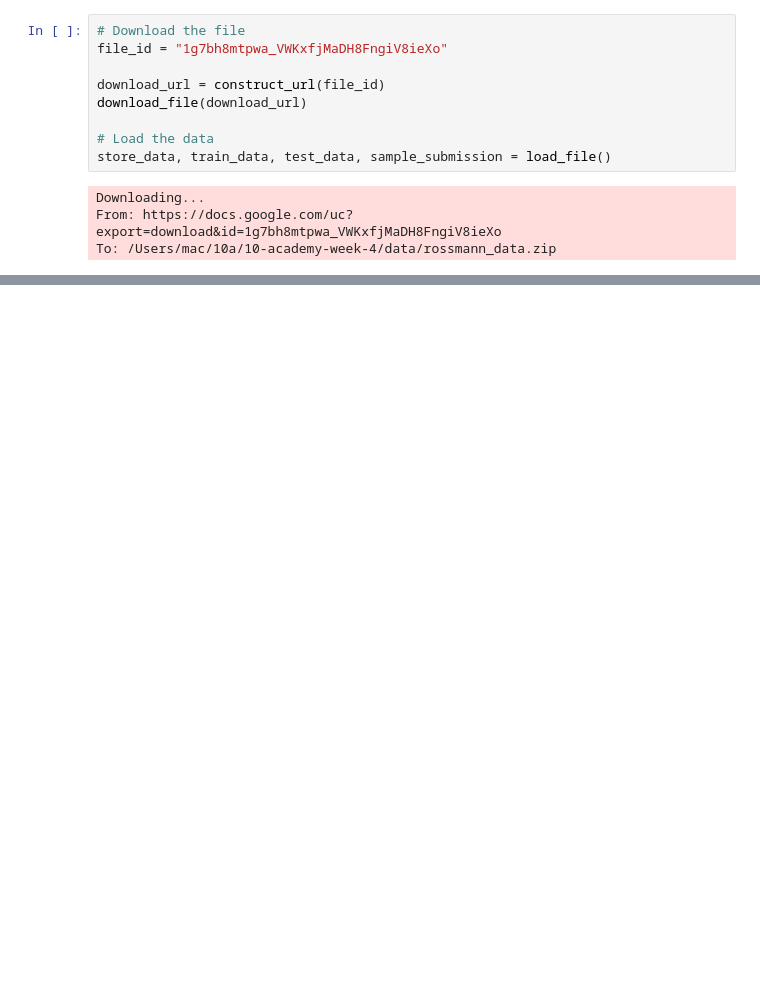
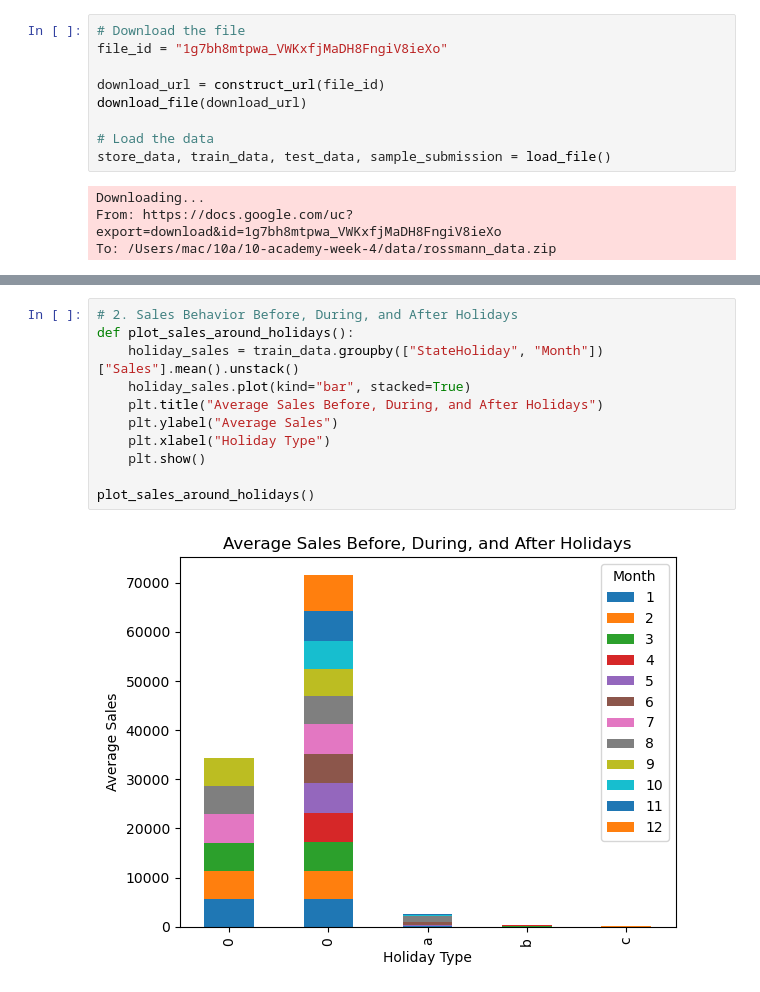
Before and after one commit to EbenGitHub/10-academy-week-4, a Jupyter notebook: notebook/task_1.ipynb, the cells around one changed output, grey strips where cells are left out. Drawn from its saved outputs; the diff is of its cells as text; blank space fills up the shorter version.

```diff
--- a/notebook/task_1.ipynb
+++ b/notebook/task_1.ipynb
@@ -55,0 +128,13 @@ print(sample_submission.head())
+# %%
+# 2. Sales Behavior Before, During, and After Holidays
+def plot_sales_around_holidays():
+    holiday_sales = train_data.groupby(["StateHoliday", "Month"])["Sales"].mean().unstack()
+    holiday_sales.plot(kind="bar", stacked=True)
+    plt.title("Average Sales Before, During, and After Holidays")
+    plt.ylabel("Average Sales")
+    plt.xlabel("Holiday Type")
+    plt.show()
+
+plot_sales_around_holidays()
+# %% [output]
+[figure, added]
```
Also changed, not shown: parts of 16 cells of this notebook, 3 other files.
